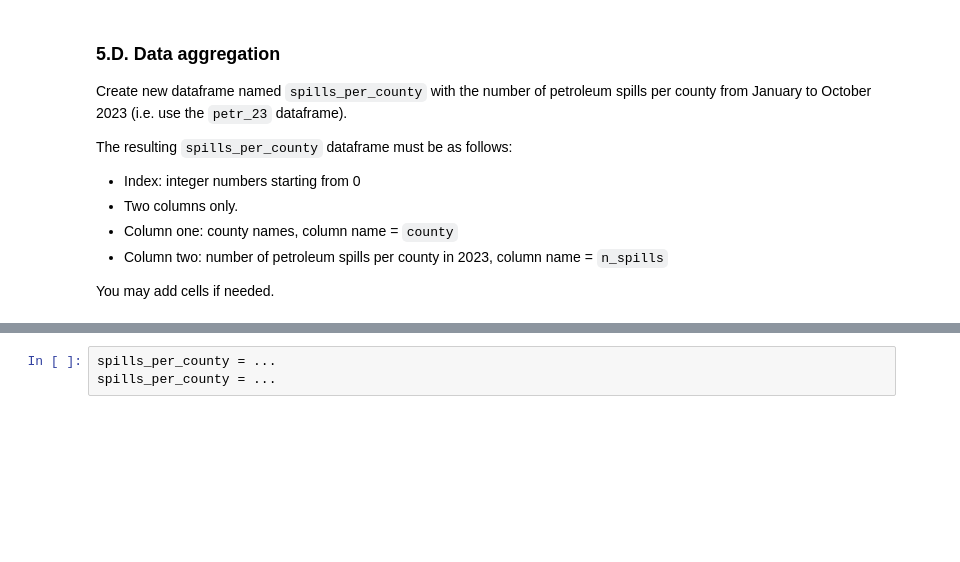
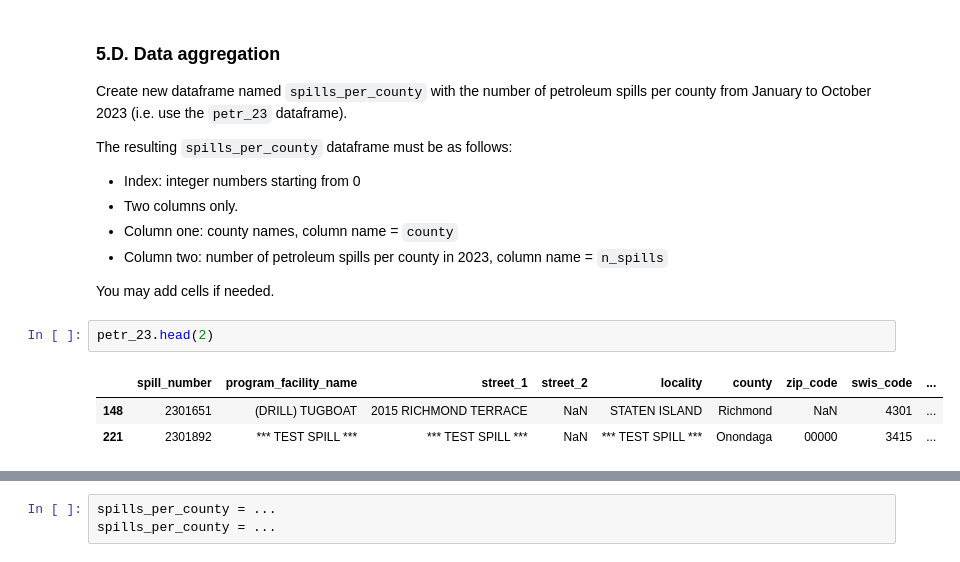
Before and after one commit to IsabellaSegarra/eds220-hwk3, a Jupyter notebook: hwk3-task1-spills.ipynb, the cells around one changed output, grey strips where cells are left out. Drawn from its saved outputs; the diff is of its cells as text; blank space fills up the shorter version.

```diff
--- a/hwk3-task1-spills.ipynb
+++ b/hwk3-task1-spills.ipynb
@@ -151,3 +288,9 @@ The resulting `spills_per_county` dataframe must be as follows:
 - Column two: number of petroleum spills per county in 2023, column name = `n_spills`
 
 You may add cells if needed.
+# %%
+petr_23.head(2)
+# %% [output]
+|  | spill_number | program_facility_name | street_1 | street_2 | locality | county | zip_code | swis_code | ... |
+| 148 | 2301651 | (DRILL) TUGBOAT | 2015 RICHMOND TERRACE | NaN | STATEN ISLAND | Richmond | NaN | 4301 | ... |
+| 221 | 2301892 | *** TEST SPILL *** | *** TEST SPILL *** | NaN | *** TEST SPILL *** | Onondaga | 00000 | 3415 | ... |
```
Also changed, not shown: parts of 19 cells of this notebook.
